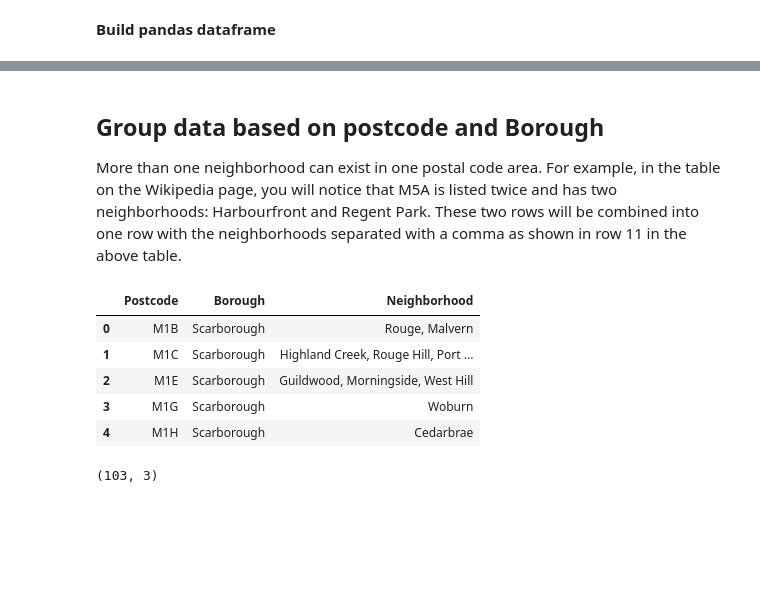
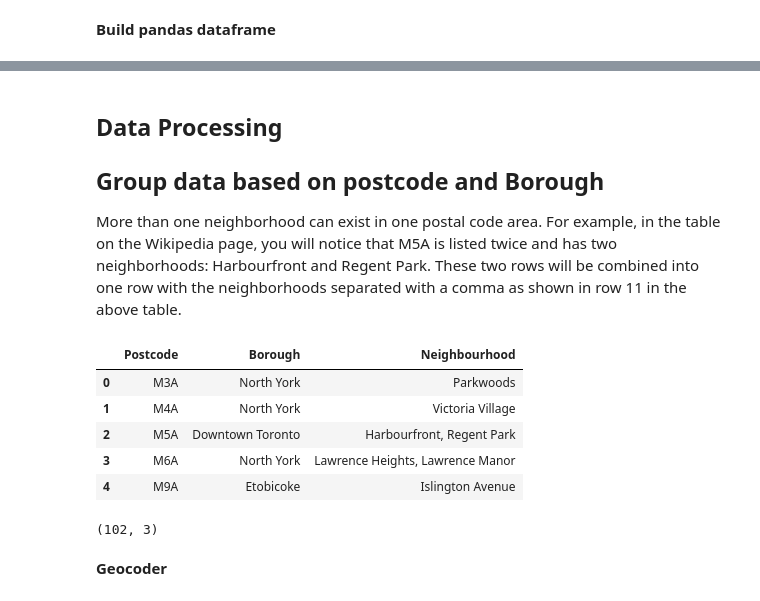
Before and after one commit to ryan-cqx/Coursera-Capstone-Project, a Jupyter notebook: Segmenting_and_Clustering_Neighborhoods_in_Toronto.ipynb, the cells around one changed output, grey strips where cells are left out. Saved outputs shown, nothing was run; the diff lists cells and outputs as text; code cells hidden in the pictures; blank space fills up the shorter version.

```diff
--- a/Segmenting_and_Clustering_Neighborhoods_in_Toronto.ipynb
+++ b/Segmenting_and_Clustering_Neighborhoods_in_Toronto.ipynb
@@ -8,20 +8,3 @@ Import libraries
 import pandas as pd
 import requests
 from bs4 import BeautifulSoup
-# %%
-website_text = requests.get('https://en.wikipedia.org/wiki/List_of_postal_codes_of_Canada:_M').text
-soup = BeautifulSoup(website_text,'xml')
-
-table_can_zipinfo = soup.find('table')
-colvals = table_can_zipinfo.find_all('td')
-
-elem_cnt = len(colvals)
-
-postcode = []
-borough = []
-neighborhood = []
-
-for i in range(0, elem_cnt, 3):
-    postcode.append(colvals[i].text.strip())
-    borough.append(colvals[i+1].text.strip())
-    neighborhood.append(colvals[i+2].text.strip())
@@ -28,2 +13,11 @@ for i in range(0, elem_cnt, 3):
+# %%
+website_link = requests.get('https://en.wikipedia.org/wiki/List_of_postal_codes_of_Canada:_M').text
+soup = BeautifulSoup(website_link, 'lxml')
+
+tab = soup.find('table')
+table_data = []
+for line in tab.find_all('tr'):
+    if (line.contents[3].text != 'Not assigned'):
+        table_data.append([line.contents[1].text, line.contents[3].text, line.contents[5].text[:-1]])
 # %% [markdown]
 **Build pandas dataframe**
@@ -38,4 +24,11 @@ df_toronto.loc[df_toronto.Neighborhood == 'Not assigned', "Neighborhood"] = df_t
+# %%
+df_toronto = pd.DataFrame(table_data[1:], columns=table_data[0])
+df_code = df_toronto['Postcode'].unique()
+df_toronto.set_index('Postcode', drop=False, inplace=True)
 # %% [markdown]
+## **Data Processing**
+
+
 
 ## Group data based on postcode and Borough
 
@@ -46,13 +36,27 @@ df_grp.columns = ['Postcode', 'Borough', 'Neighborhood']
+# %%
+separator=', '
+for postcode in df_code:
+    df_1 = df_toronto.loc[postcode]
+    if(df_1.size > 3):
+        neighbourhood = separator.join(df_1['Neighbourhood'])
+        df_toronto.loc[postcode, 'Neighbourhood'] = neighbourhood
+
+df_toronto.drop(df_toronto[df_toronto.Neighbourhood == 'Not assigned'].index, inplace=True)
+df_toronto.drop_duplicates('Postcode', inplace=True)
+df_toronto.reset_index(drop = True, inplace=True)
+df_toronto.head()
 # %%
-df_grp.head()
+df_toronto.head()
 # %% [output]
-|  | Postcode | Borough | Neighborhood |
-| 0 | M1B | Scarborough | Rouge, Malvern |
-| 1 | M1C | Scarborough | Highland Creek, Rouge Hill, Port ... |
-| 2 | M1E | Scarborough | Guildwood, Morningside, West Hill |
-| 3 | M1G | Scarborough | Woburn |
-| 4 | M1H | Scarborough | Cedarbrae |
+|  | Postcode | Borough | Neighbourhood |
+| 0 | M3A | North York | Parkwoods |
+| 1 | M4A | North York | Victoria Village |
+| 2 | M5A | Downtown Toronto | Harbourfront, Regent Park |
+| 3 | M6A | North York | Lawrence Heights, Lawrence Manor |
+| 4 | M9A | Etobicoke | Islington Avenue |
 # %%
-df_grp.shape
+df_toronto.shape
 # %% [output]
-(103, 3)
+(102, 3)
+# %% [markdown]
+**Geocoder**
```
Also changed, not shown: parts of 17 cells of this notebook.
